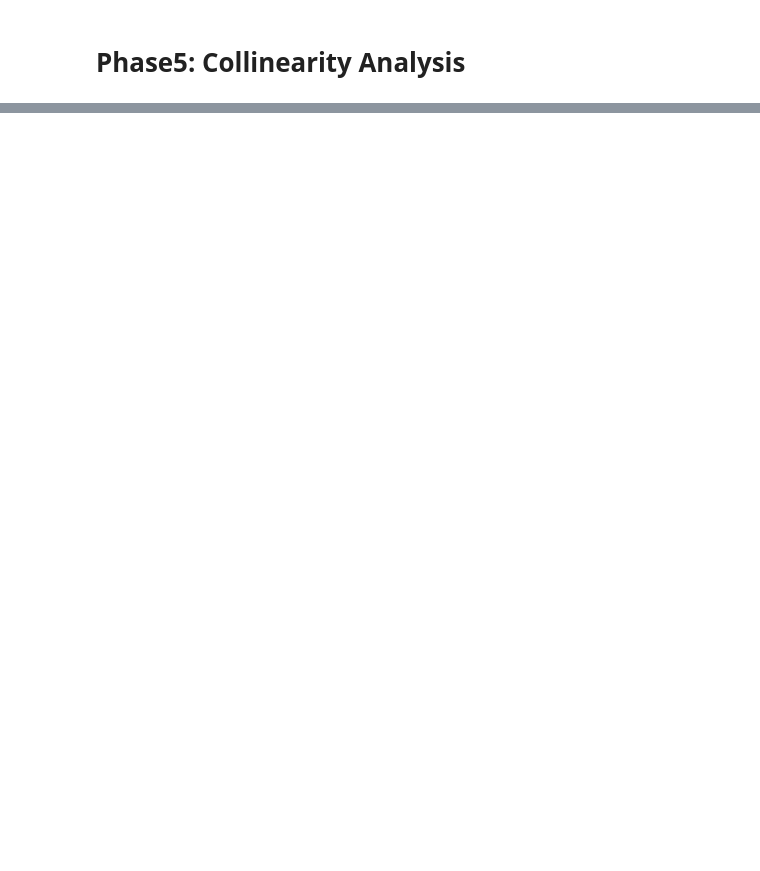
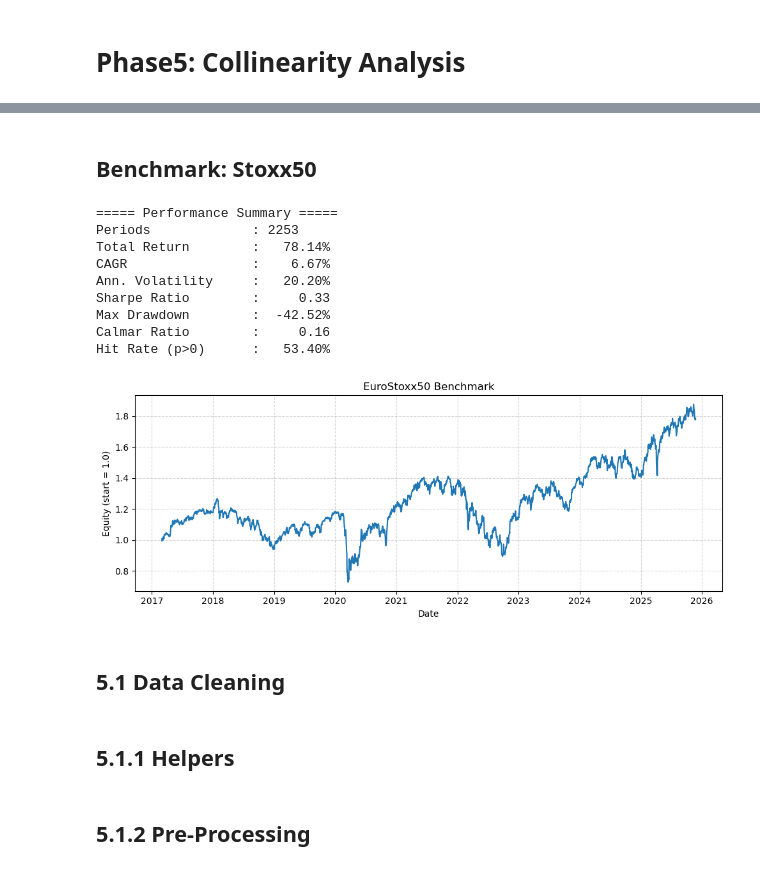
Before and after one commit to Yzc20060417/Multi-Factor-Equities-Investing, a Jupyter notebook: notebooks/Collinearity Analysis.ipynb, the cells around one changed output, grey strips where cells are left out. Cells and saved outputs as stored; diff of their text form; code cells hidden in the pictures; blank space fills up the shorter version.

```diff
--- a/notebooks/Collinearity Analysis.ipynb
+++ b/notebooks/Collinearity Analysis.ipynb
@@ -88,0 +108,54 @@ Hit Rate (p>0)      :   51.36%
+# %% [markdown]
+## Benchmark: Stoxx50
+# %%
+def benchmark_returns(stoxx_df, start_date=None, end_date=None):
+    """
+    stoxx_df: DataFrame with index=dates and column '收盘'
+    start_date, end_date: 'YYYY-MM-DD' strings or None
+    """
+    df = stoxx_df.copy()
+    if start_date is not None:
+        df = df.loc[df.index >= pd.to_datetime(start_date)]
+    if end_date is not None:
+        df = df.loc[df.index <= pd.to_datetime(end_date)]
+
+    close = df['收盘']
+    ret = close.pct_change()          # daily returns
+    ret = ret.replace([np.inf, -np.inf], np.nan).dropna()
+    return ret
+
+stoxx = pd.read_csv('/Users/apple/Desktop/Data/Indices/EuroStoxx50.csv')
+stoxx['交易日期'] = pd.to_datetime(stoxx['交易日期'])
+stoxx = stoxx.sort_values('交易日期').set_index('交易日期')
+
+stoxx['收盘'] = (
+    stoxx['收盘']
+    .astype(str)
+    .str.replace(',', '')
+    .str.strip()
+)
+
+stoxx['收盘'] = pd.to_numeric(stoxx['收盘'], errors='coerce')
+# choose your window
+start = "2017-03-01"
+end   = "2025-12-31"
+
+bench_pnl = benchmark_returns(stoxx, start, end)
+
+performance_summary(bench_pnl, periods_per_year=252)
+plot_equity_curve(bench_pnl, title="EuroStoxx50 Benchmark")
+# %% [output]
+===== Performance Summary =====
+Periods             : 2253
+Total Return        :   78.14%
+CAGR                :    6.67%
+Ann. Volatility     :   20.20%
+Sharpe Ratio        :     0.33
+Max Drawdown        :  -42.52%
+Calmar Ratio        :     0.16
+Hit Rate (p>0)      :   53.40%
+[figure, added]
+# %% [markdown]
+## 5.1 Data Cleaning
+# %% [markdown]
+## 5.1.1 Helpers
@@ -88,0 +235,2 @@ Hit Rate (p>0)      :   51.36%
+# %% [markdown]
+## 5.1.2 Pre-Processing
```
Also changed, not shown: parts of 23 cells of this notebook.
